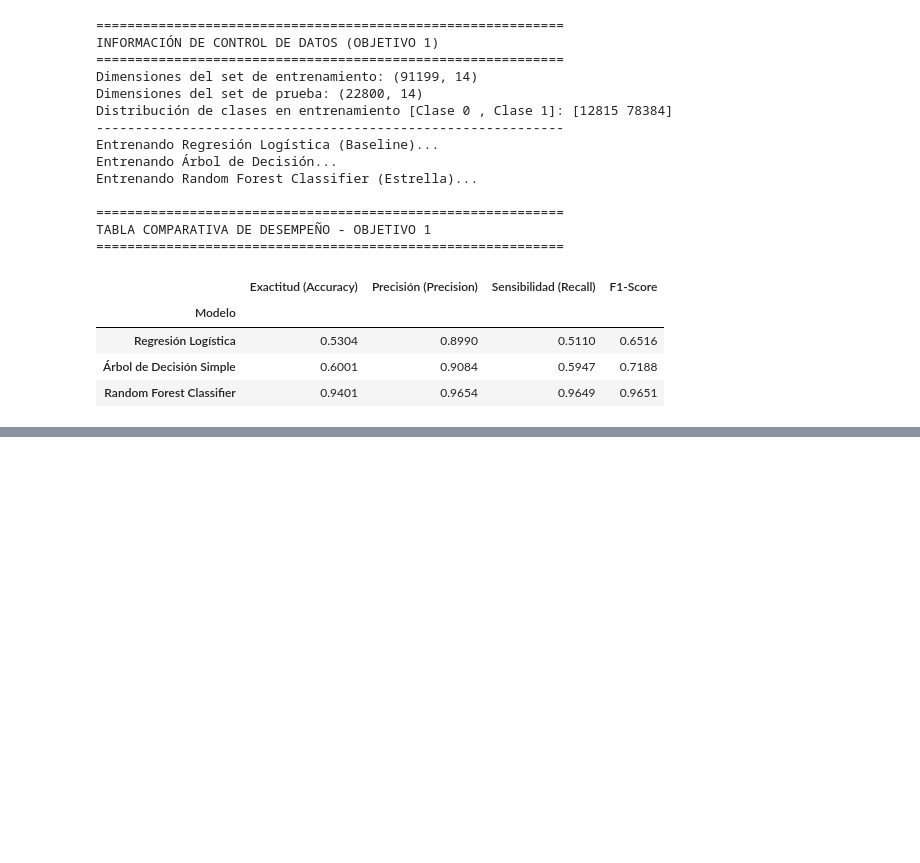
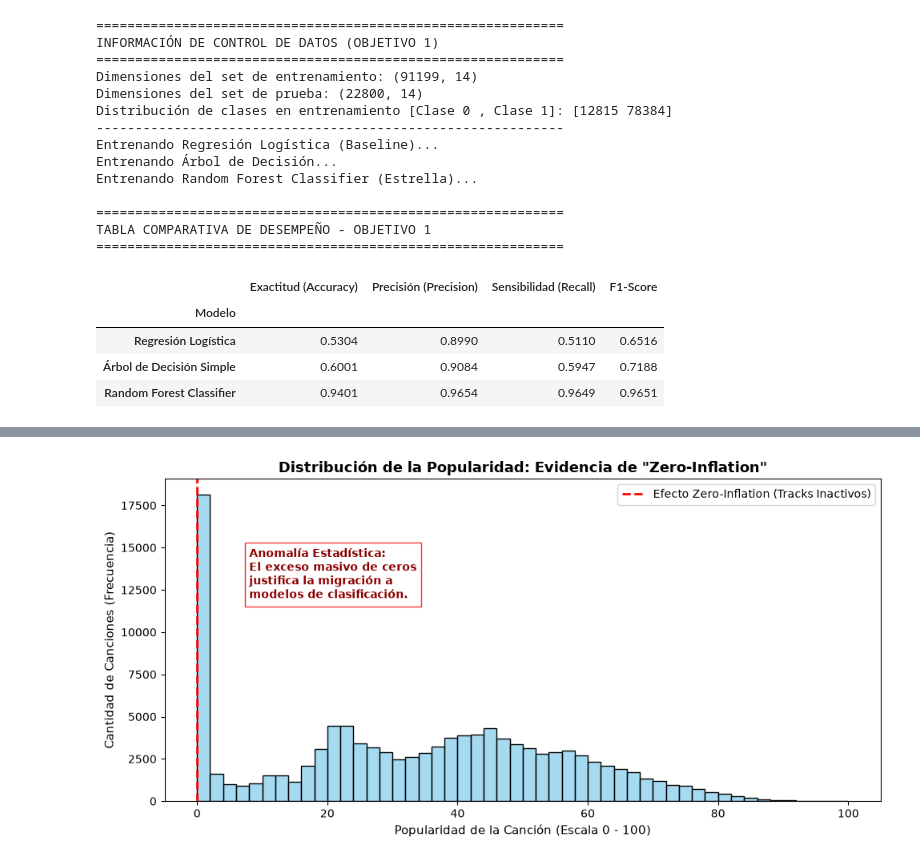
Before and after one commit to CtrlAltBryan/spotify-uide, a Jupyter notebook: notebooks/spotify_analysis.ipynb, the cells around one changed output, grey strips where cells are left out. Saved outputs shown, nothing was run; the diff lists cells and outputs as text; code cells hidden in the pictures; blank space fills up the shorter version.

```diff
--- a/notebooks/spotify_analysis.ipynb
+++ b/notebooks/spotify_analysis.ipynb
@@ -561,2 +677,31 @@ TABLA COMPARATIVA DE DESEMPEÑO - OBJETIVO 2 (MODELOS DE ÁRBOLES)
+# %%
+# =====================================================================
+# VISUALIZACIÓN: HISTOGRAMA CON DIAGNÓSTICO DE ZERO-INFLATION
+# =====================================================================
+import matplotlib.pyplot as plt
+import seaborn as sns
+
+plt.figure(figsize=(10, 5))
+
+# Dibujamos el histograma general de la popularidad real
+sns.histplot(df_cleaned['popularity'], bins=50, kde=False, color='skyblue', edgecolor='black')
+
+# Resaltamos visualmente la barra del cero absoluto para la sustentación
+plt.axvline(x=0, color='red', linestyle='--', linewidth=2, label='Efecto Zero-Inflation (Tracks Inactivos)')
+
+plt.title('Distribución de la Popularidad: Evidencia de "Zero-Inflation"', fontsize=13, fontweight='bold')
+plt.xlabel('Popularidad de la Canción (Escala 0 - 100)', fontsize=11)
+plt.ylabel('Cantidad de Canciones (Frecuencia)', fontsize=11)
+
+# Añadimos un cuadro de texto explicativo en el gráfico
+plt.text(8, df_cleaned['popularity'].value_counts().max() * 0.75,
+         "Anomalía Estadística:\nEl exceso masivo de ceros\njustifica la migración a\nmodelos de clasificación.",
+         color='darkred', weight='bold', bbox=dict(facecolor='white', alpha=0.8, edgecolor='red'))
+
+plt.legend(loc='upper right')
+plt.tight_layout()
+plt.show()
+# %% [output]
+[figure, added]
 # %%
 # =====================================================================
```
Also changed, not shown: parts of 7 cells of this notebook.
